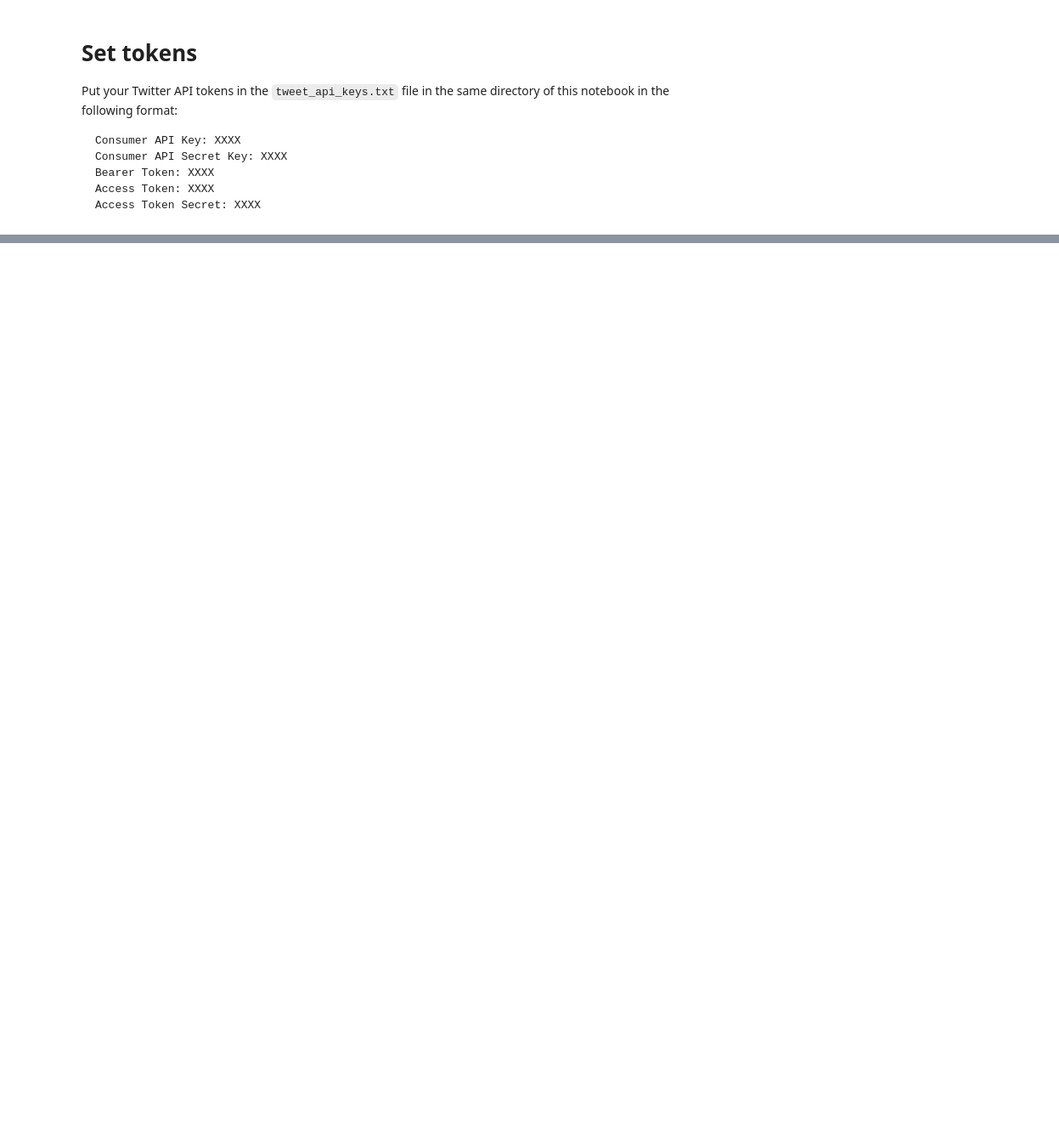
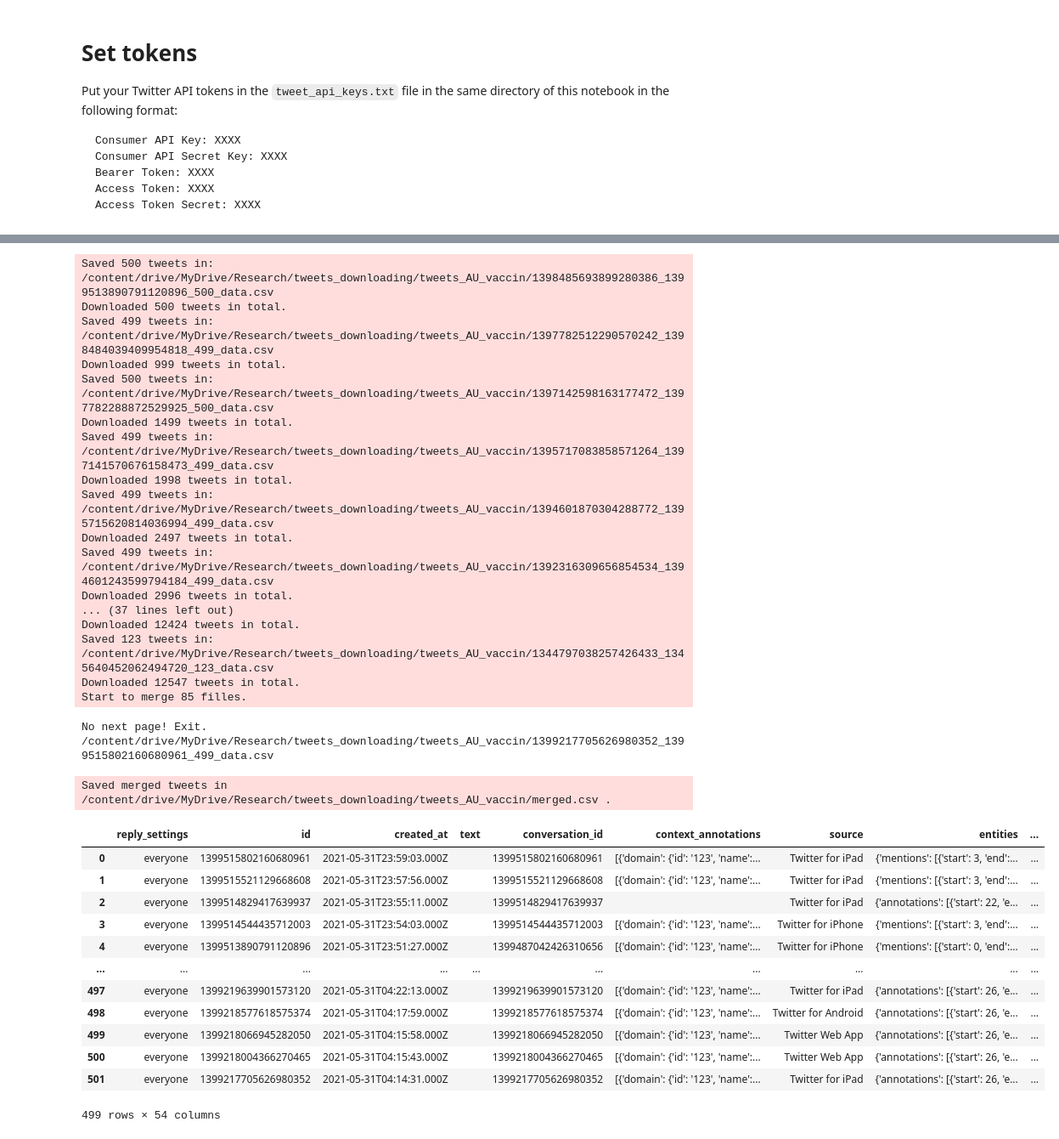
Before and after one commit to gladcolor/tweet_downloading_v2, a Jupyter notebook: tweepy_v2_Ning.ipynb, the cells around one changed output, grey strips where cells are left out. Shown: that part at 85% size. Drawn from its saved outputs; the diff is of its cells as text; code cells hidden in the pictures; blank space fills up the shorter version.

Commit message:
Feature: added merge function for downloaded csv files.

```diff
--- a/tweepy_v2_Ning.ipynb
+++ b/tweepy_v2_Ning.ipynb
@@ -104,16 +221,19 @@ import json
 import pandas as pd
 import time
 
-keyword = "vaccine"
+
+# a exmaple query to download tweets in Australia with a keyword of "vaccine" since 2020-01-01
+# keyword = "vaccine"
 
 # query = f"({keyword}) place_country:AU -is:retweet"
 # query = f"({keyword}) place_country:AU"
-query = f"({keyword})"
+query = "(vaccin OR vaccination OR vaccine OR vaccinate) place_country:AU has:geo"
+# query = f"({keyword})"
 start_time = "2021-01-01T00:00:01Z"
 end_time = "2021-06-01T00:00:01Z"
 max_results = 500
 # saved_path = os.path.join(os.getcwd(), "saved_tweets")
-saved_path = os.path.join("/content/drive/MyDrive/Research/tweets_downloading/tweets_no_geo_vaccine")
+saved_path = os.path.join("/content/drive/MyDrive/Research/tweets_downloading/tweets_AU_vaccin")
 # since_id = "139819805172285849"  # cannot used with start/end_time!
 
 
@@ -126,7 +246,6 @@ search_url = "https://api.twitter.com/2/tweets/search/all"
 # Optional params: start_time,end_time,since_id,until_id,max_results,next_token,
 # expansions,tweet.fields,media.fields,poll.fields,place.fields,user.fields
 
-# a exmaple query to download tweets in Australia with a keyword of "vaccine" since 2020-01-01
 # https://developer.twitter.com/en/docs/twitter-api/tweets/search/api-reference/get-tweets-search-all
 
 
@@ -140,7 +259,6 @@ def connect_to_endpoint(url, headers, params):
     # print(response.status_code)
     if response.status_code != 200:
         raise Exception(response.status_code, response.text)
-    # return response.json()
     return response.json()
 
 def save_search(json_response, saved_path):
@@ -184,32 +302,66 @@ def execute_download(saved_path=os.getcwd()):
                     "start_time": start_time, \
                     "end_time": end_time, \
                     # "since_id":since_id, \  # cannot used with start/end_time!
                     }
 
     while next_token != "":
         try:
 
             json_response = connect_to_endpoint(search_url, headers, query_params)
             df = pd.DataFrame(json_response['data'])
             save_search(json_response, saved_path)
 
             total += int(json_response['meta']['result_count'])
             logger.info("Downloaded %s tweets in total." % total)
 
 
             next_token = json_response['meta'].get('next_token', "")
             if next_token == "":
                 print("No next page! Exit.")
                 return
 
             query_params.update({"next_token": next_token})
-
-            time.sleep(3)
+            time.sleep(1)
 
         except Exception as e:
             logger.error(e, exc_info=True)
             time.sleep(3)
             continue
 
 
 execute_download(saved_path=saved_path)
+merge_df = merge_results(saved_path)
+# %% [output]
+Saved 500 tweets in: /content/drive/MyDrive/Research/tweets_downloading/tweets_AU_vaccin/1398485693899280386_1399513890791120896_500_data.csv
+Downloaded 500 tweets in total.
+Saved 499 tweets in: /content/drive/MyDrive/Research/tweets_downloading/tweets_AU_vaccin/1397782512290570242_1398484039409954818_499_data.csv
+Downloaded 999 tweets in total.
+Saved 500 tweets in: /content/drive/MyDrive/Research/tweets_downloading/tweets_AU_vaccin/1397142598163177472_1397782288872529925_500_data.csv
+Downloaded 1499 tweets in total.
+Saved 499 tweets in: /content/drive/MyDrive/Research/tweets_downloading/tweets_AU_vaccin/1395717083858571264_1397141570676158473_499_data.csv
+Downloaded 1998 tweets in total.
+Saved 499 tweets in: /content/drive/MyDrive/Research/tweets_downloading/tweets_AU_vaccin/1394601870304288772_1395715620814036994_499_data.csv
+Downloaded 2497 tweets in total.
+Saved 499 tweets in: /content/drive/MyDrive/Research/tweets_downloading/tweets_AU_vaccin/1392316309656854534_1394601243599794184_499_data.csv
+Downloaded 2996 tweets in total.
+... (37 lines left out)
+Downloaded 12424 tweets in total.
+Saved 123 tweets in: /content/drive/MyDrive/Research/tweets_downloading/tweets_AU_vaccin/1344797038257426433_1345640452062494720_123_data.csv
+Downloaded 12547 tweets in total.
+Start to merge 85 filles.
+No next page! Exit.
+/content/drive/MyDrive/Research/tweets_downloading/tweets_AU_vaccin/1399217705626980352_1399515802160680961_499_data.csv
+Saved merged tweets in /content/drive/MyDrive/Research/tweets_downloading/tweets_AU_vaccin/merged.csv .
+|  | reply_settings | id | created_at | text | conversation_id | context_annotations | source | entities | ... |
+| 0 | everyone | 1399515802160680961 | 2021-05-31T23:59:03.000Z |  | 1399515802160680961 | [{'domain': {'id': '123', 'name':... | Twitter for iPad | {'mentions': [{'start': 3, 'end':... | ... |
+| 1 | everyone | 1399515521129668608 | 2021-05-31T23:57:56.000Z |  | 1399515521129668608 | [{'domain': {'id': '123', 'name':... | Twitter for iPad | {'mentions': [{'start': 3, 'end':... | ... |
+| 2 | everyone | 1399514829417639937 | 2021-05-31T23:55:11.000Z |  | 1399514829417639937 |  | Twitter for iPad | {'annotations': [{'start': 22, 'e... | ... |
+| 3 | everyone | 1399514544435712003 | 2021-05-31T23:54:03.000Z |  | 1399514544435712003 | [{'domain': {'id': '123', 'name':... | Twitter for iPhone | {'mentions': [{'start': 3, 'end':... | ... |
+| 4 | everyone | 1399513890791120896 | 2021-05-31T23:51:27.000Z |  | 1399487042426310656 | [{'domain': {'id': '123', 'name':... | Twitter for iPhone | {'mentions': [{'start': 0, 'end':... | ... |
+| ... | ... | ... | ... | ... | ... | ... | ... | ... | ... |
+| 497 | everyone | 1399219639901573120 | 2021-05-31T04:22:13.000Z |  | 1399219639901573120 | [{'domain': {'id': '123', 'name':... | Twitter for iPad | {'annotations': [{'start': 26, 'e... | ... |
+| 498 | everyone | 1399218577618575374 | 2021-05-31T04:17:59.000Z |  | 1399218577618575374 | [{'domain': {'id': '123', 'name':... | Twitter for Android | {'annotations': [{'start': 26, 'e... | ... |
+| 499 | everyone | 1399218066945282050 | 2021-05-31T04:15:58.000Z |  | 1399218066945282050 | [{'domain': {'id': '123', 'name':... | Twitter Web App | {'annotations': [{'start': 26, 'e... | ... |
+| 500 | everyone | 1399218004366270465 | 2021-05-31T04:15:43.000Z |  | 1399218004366270465 | [{'domain': {'id': '123', 'name':... | Twitter Web App | {'annotations': [{'start': 26, 'e... | ... |
+| 501 | everyone | 1399217705626980352 | 2021-05-31T04:14:31.000Z |  | 1399217705626980352 | [{'domain': {'id': '123', 'name':... | Twitter for iPad | {'annotations': [{'start': 26, 'e... | ... |
+499 rows × 54 columns
```
Also changed, not shown: parts of 3 cells of this notebook.
